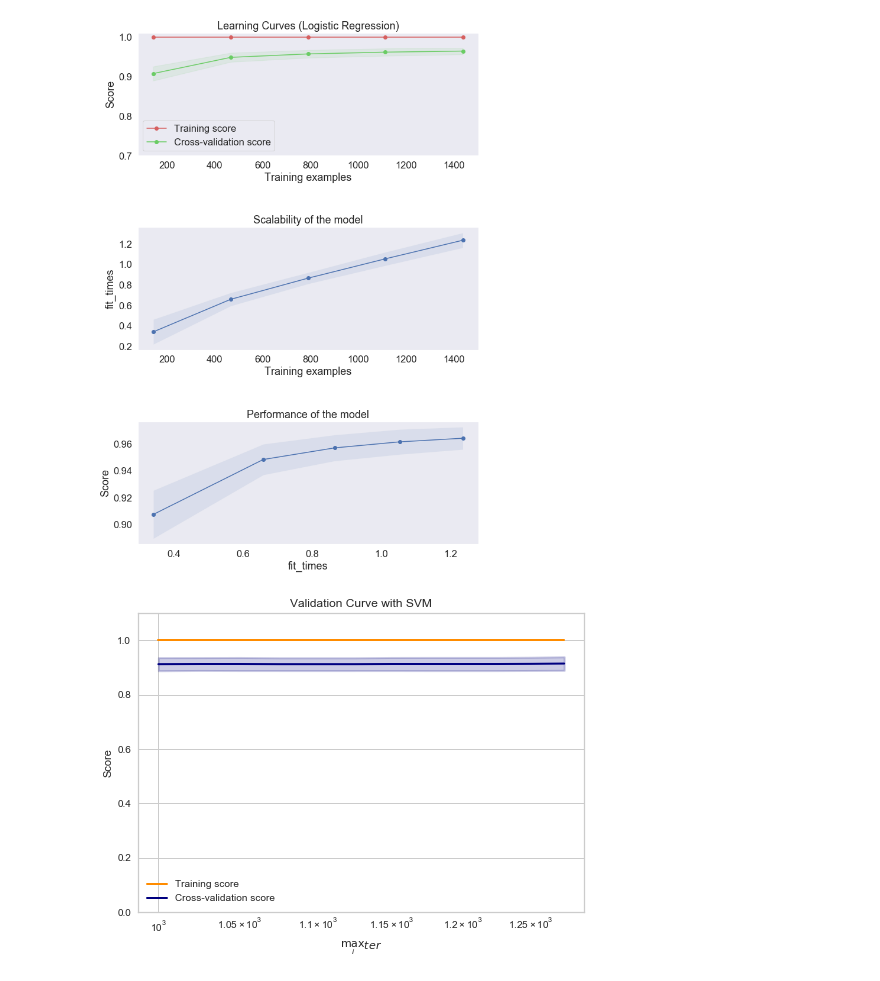
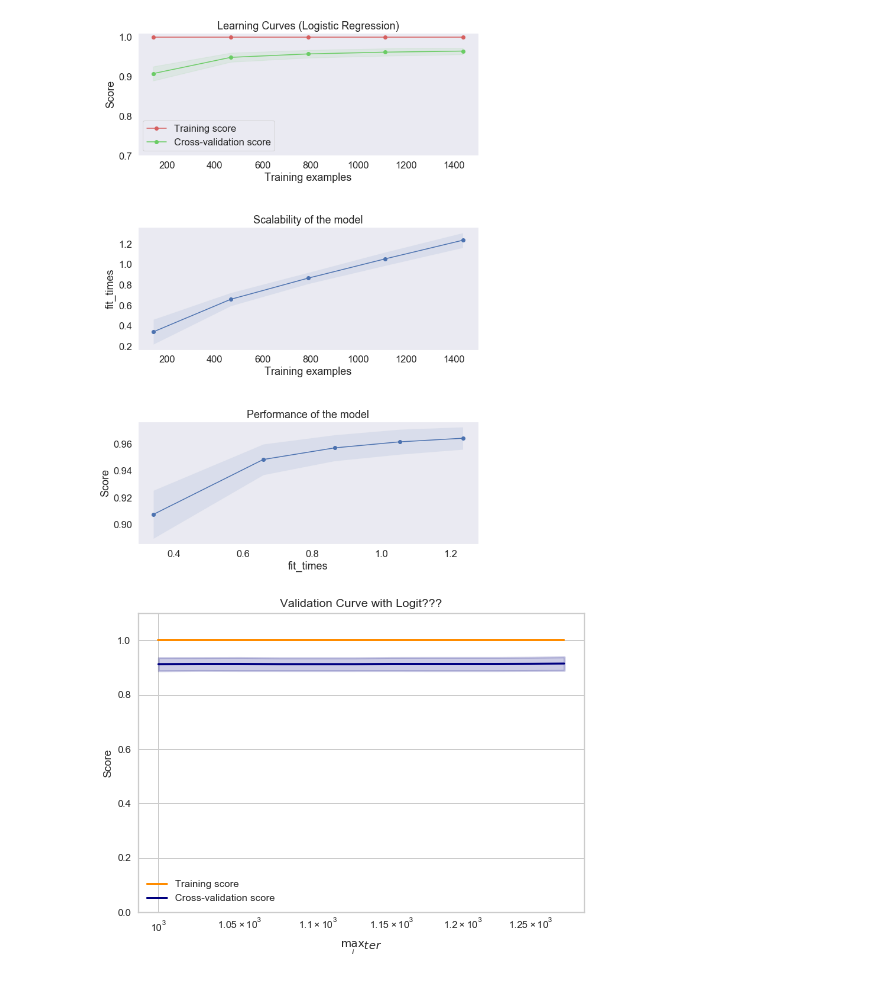
Before and after one commit to ngonhan2k5/cs-ml, a Jupyter notebook: proj1/Logit.ipynb, the cells around one changed output. Cells and saved outputs as stored; diff of their text form; code cells hidden in the pictures.

Commit message:
add comment on logit regression and auto ml

```diff
--- a/proj1/Logit.ipynb
+++ b/proj1/Logit.ipynb
@@ -354,32 +370,32 @@ plot_learning_curve(logreg, title, X, y, axes=axes, ylim=(0.7, 1.01),
 from sklearn.model_selection import validation_curve
 
 X, y = load_digits(return_X_y=True)
 
 param_range = np.arange(1000, 1300, 25)
 train_scores, test_scores = validation_curve(
     LogisticRegression(), X, y, param_name="max_iter", param_range=param_range,
     scoring="accuracy", n_jobs=4)
 train_scores_mean = np.mean(train_scores, axis=1)
 train_scores_std = np.std(train_scores, axis=1)
 test_scores_mean = np.mean(test_scores, axis=1)
 test_scores_std = np.std(test_scores, axis=1)
 
-plt.title("Validation Curve with SVM")
+plt.title("Validation Curve with Logit???")
 plt.xlabel(r"$\max_iter$")
 plt.ylabel("Score")
 plt.ylim(0.0, 1.1)
 lw = 2
 plt.semilogx(param_range, train_scores_mean, label="Training score",
              color="darkorange", lw=lw)
 plt.fill_between(param_range, train_scores_mean - train_scores_std,
                  train_scores_mean + train_scores_std, alpha=0.2,
                  color="darkorange", lw=lw)
 plt.semilogx(param_range, test_scores_mean, label="Cross-validation score",
              color="navy", lw=lw)
 plt.fill_between(param_range, test_scores_mean - test_scores_std,
                  test_scores_mean + test_scores_std, alpha=0.2,
                  color="navy", lw=lw)
 plt.legend(loc="best")
 plt.show()
 # %% [output]
-[figure, old version]
+[figure, new version]
```
Also changed, not shown: parts of 3 cells of this notebook.
